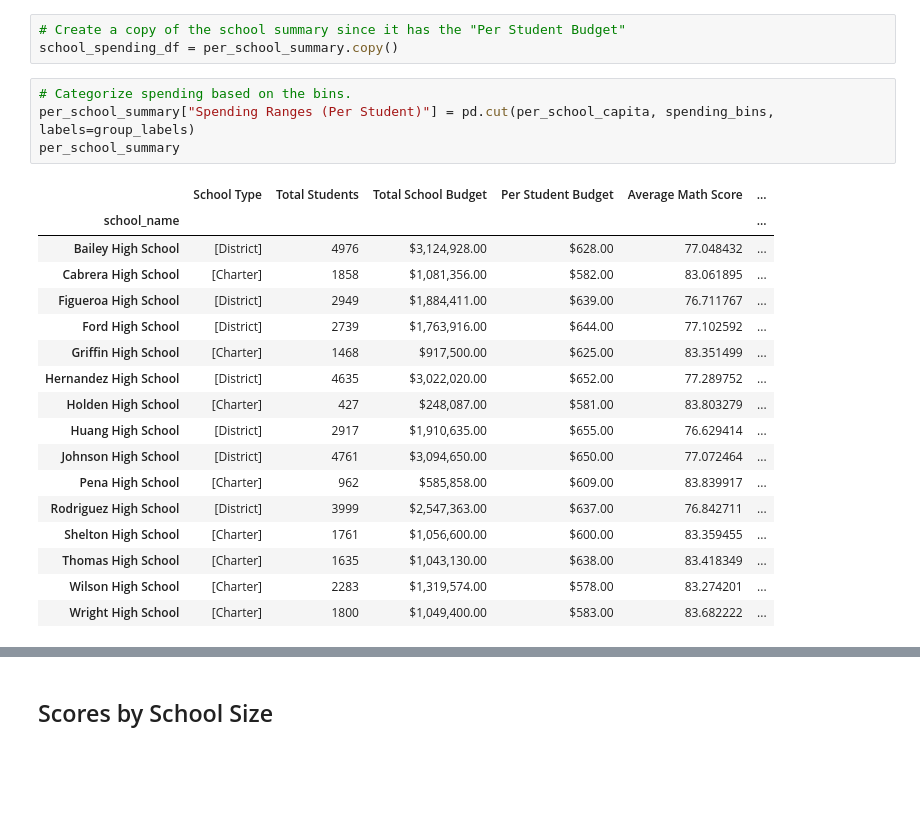
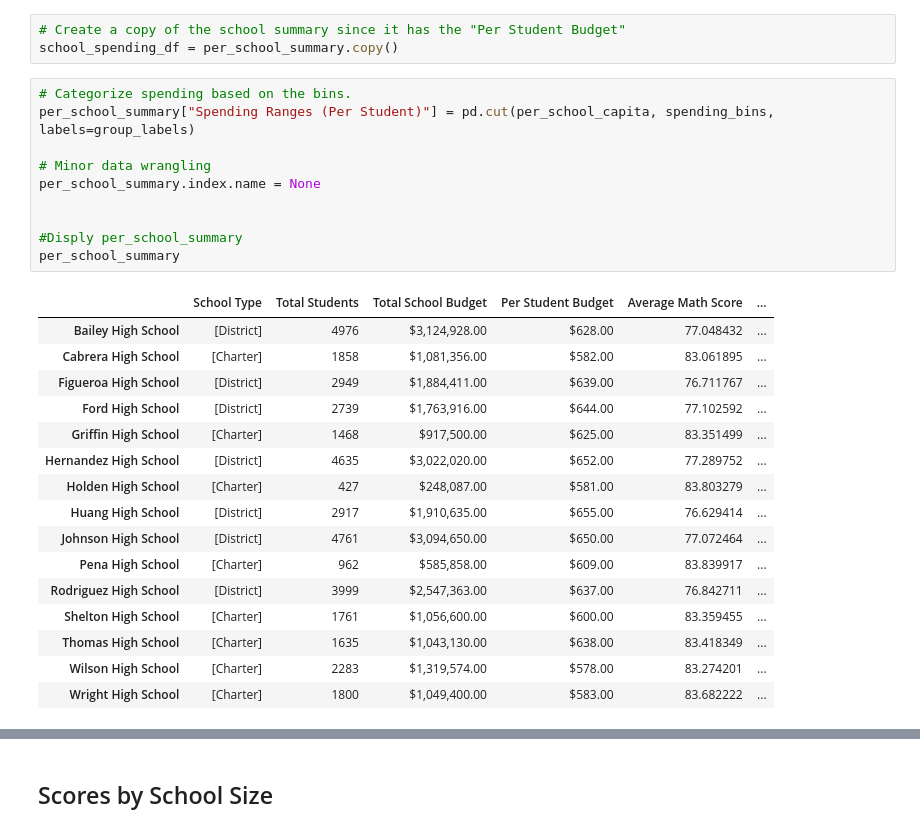
Before and after one commit to RPF35/Pandas_Challenge, a Jupyter notebook: PyCitySchools/PyCitySchools_starter.ipynb, the cells around one changed output, grey strips where cells are left out. Cells and saved outputs as stored; diff of their text form; blank space fills up the shorter version.

```diff
--- a/PyCitySchools/PyCitySchools_starter.ipynb
+++ b/PyCitySchools/PyCitySchools_starter.ipynb
@@ -765,10 +765,15 @@ school_spending_df = per_school_summary.copy()
 # %%
 # Categorize spending based on the bins.
 per_school_summary["Spending Ranges (Per Student)"] = pd.cut(per_school_capita, spending_bins, labels=group_labels)
+
+# Minor data wrangling
+per_school_summary.index.name = None
+
+
+#Disply per_school_summary
 per_school_summary
 # %% [output]
 |  | School Type | Total Students | Total School Budget | Per Student Budget | Average Math Score | ... |
-| school_name |  |  |  |  |  | ... |
 | Bailey High School | [District] | 4976 | $3,124,928.00 | $628.00 | 77.048432 | ... |
 | Cabrera High School | [Charter] | 1858 | $1,081,356.00 | $582.00 | 83.061895 | ... |
 | Figueroa High School | [District] | 2949 | $1,884,411.00 | $639.00 | 76.711767 | ... |
```
Also changed, not shown: parts of 3 cells of this notebook.
